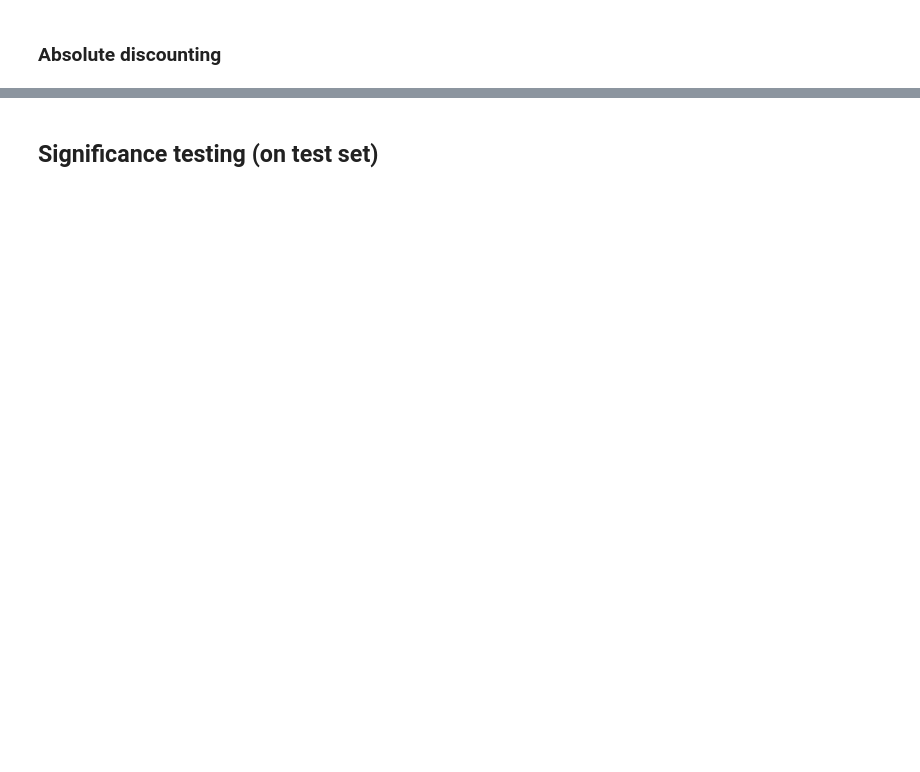
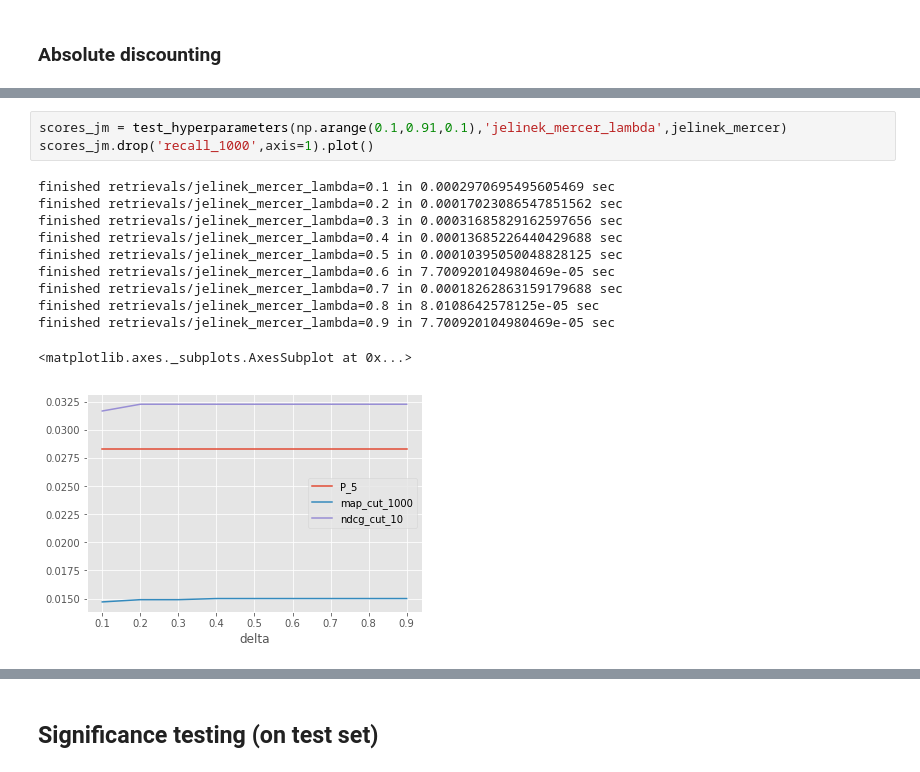
Before and after one commit to littlewine/search-struct-unstruct-data, a Jupyter notebook: assignment 1 Antonis.ipynb, the cells around one changed output, grey strips where cells are left out. Cells and saved outputs as stored; diff of their text form; blank space fills up the shorter version.

```diff
--- a/assignment 1 Antonis.ipynb
+++ b/assignment 1 Antonis.ipynb
@@ -760 +759,16 @@ scores
+# %%
+scores_jm = test_hyperparameters(np.arange(0.1,0.91,0.1),'jelinek_mercer_lambda',jelinek_mercer)
+scores_jm.drop('recall_1000',axis=1).plot()
+# %% [output]
+finished retrievals/jelinek_mercer_lambda=0.1 in 0.0002970695495605469 sec
+finished retrievals/jelinek_mercer_lambda=0.2 in 0.00017023086547851562 sec
+finished retrievals/jelinek_mercer_lambda=0.3 in 0.00031685829162597656 sec
+finished retrievals/jelinek_mercer_lambda=0.4 in 0.00013685226440429688 sec
+finished retrievals/jelinek_mercer_lambda=0.5 in 0.00010395050048828125 sec
+finished retrievals/jelinek_mercer_lambda=0.6 in 7.700920104980469e-05 sec
+finished retrievals/jelinek_mercer_lambda=0.7 in 0.00018262863159179688 sec
+finished retrievals/jelinek_mercer_lambda=0.8 in 8.0108642578125e-05 sec
+finished retrievals/jelinek_mercer_lambda=0.9 in 7.700920104980469e-05 sec
+<matplotlib.axes._subplots.AxesSubplot at 0x...>
+[figure, added]
 # %%
```
Also changed, not shown: parts of 67 cells of this notebook, 1 other file.
